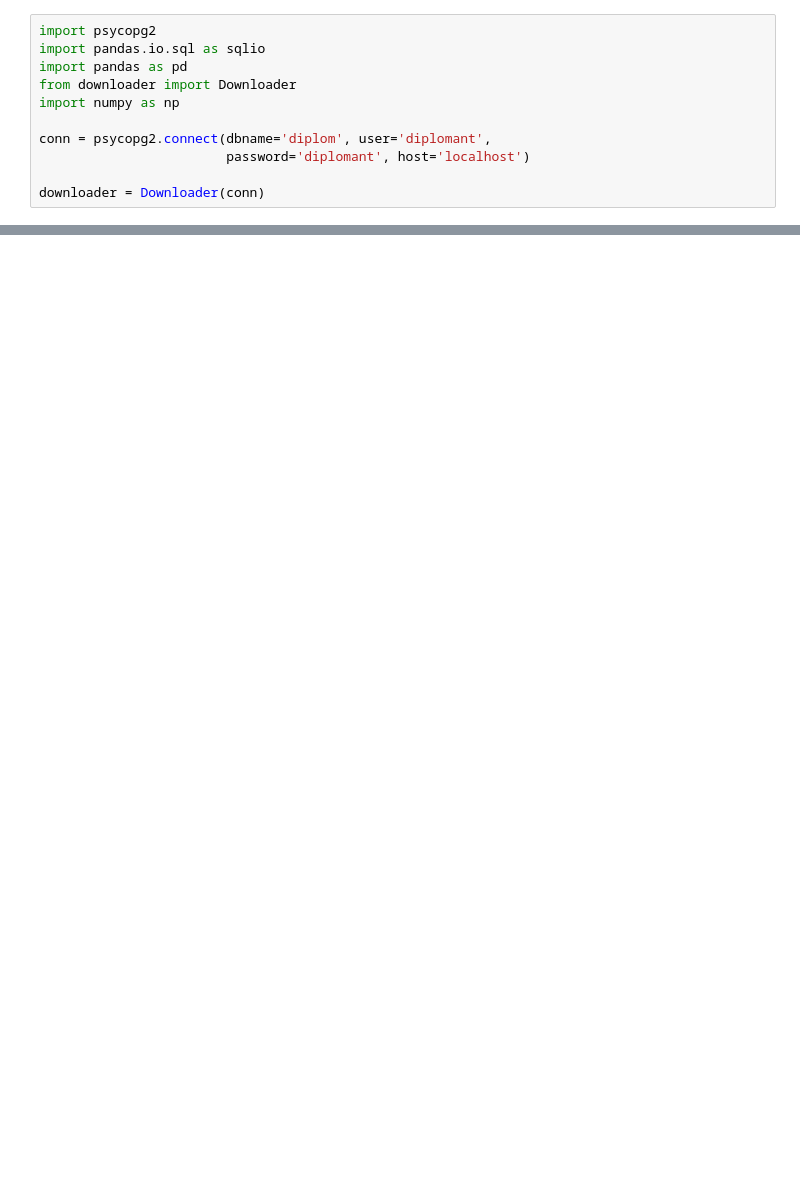
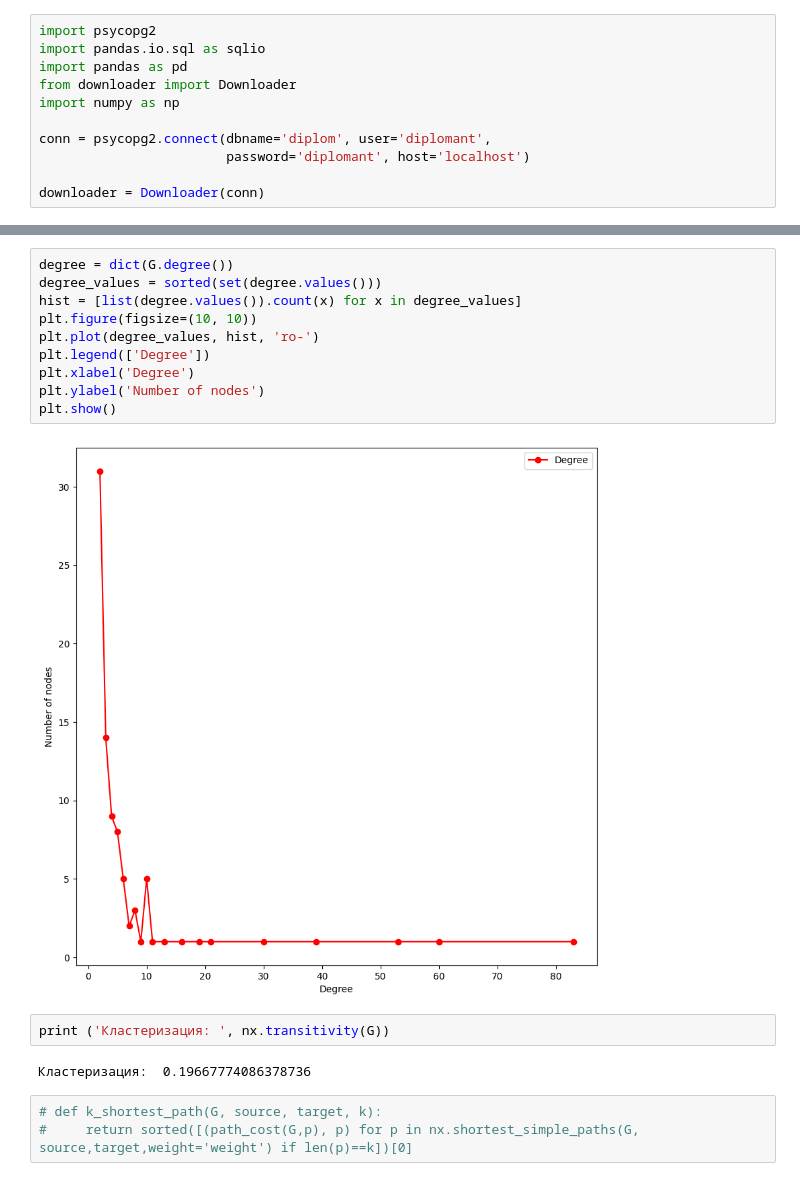
Before and after one commit to glebzverev/go-pool-indexer, a Jupyter notebook: python/Analyze.ipynb, the cells around one changed output, grey strips where cells are left out. Cells and saved outputs as stored; diff of their text form; blank space fills up the shorter version.

```diff
--- a/python/Analyze.ipynb
+++ b/python/Analyze.ipynb
@@ -85,0 +269,19 @@ corr
+# %%
+degree = dict(G.degree())
+degree_values = sorted(set(degree.values()))
+hist = [list(degree.values()).count(x) for x in degree_values]
+plt.figure(figsize=(10, 10))
+plt.plot(degree_values, hist, 'ro-')
+plt.legend(['Degree'])
+plt.xlabel('Degree')
+plt.ylabel('Number of nodes')
+plt.show()
+# %% [output]
+[figure, added]
+# %%
+print ('Кластеризация: ', nx.transitivity(G))
+# %% [output]
+Кластеризация:  0.19667774086378736
+# %%
+# def k_shortest_path(G, source, target, k):
+#     return sorted([(path_cost(G,p), p) for p in nx.shortest_simple_paths(G, source,target,weight='weight') if len(p)==k])[0]
```
Also changed, not shown: parts of 24 cells of this notebook, 24 other files.
